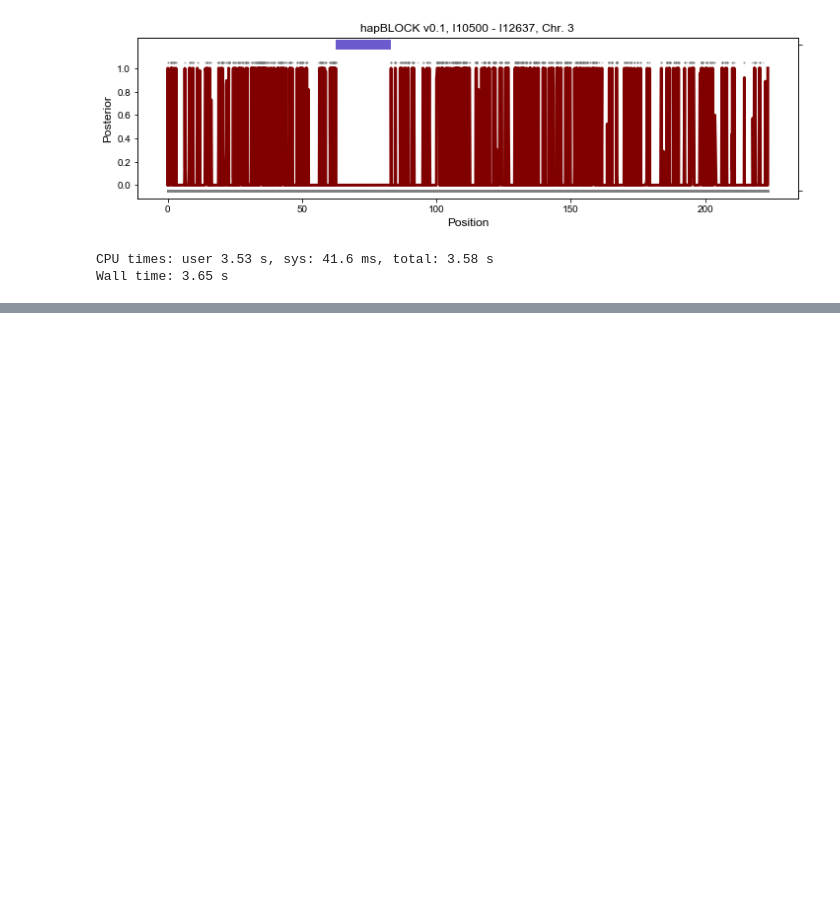
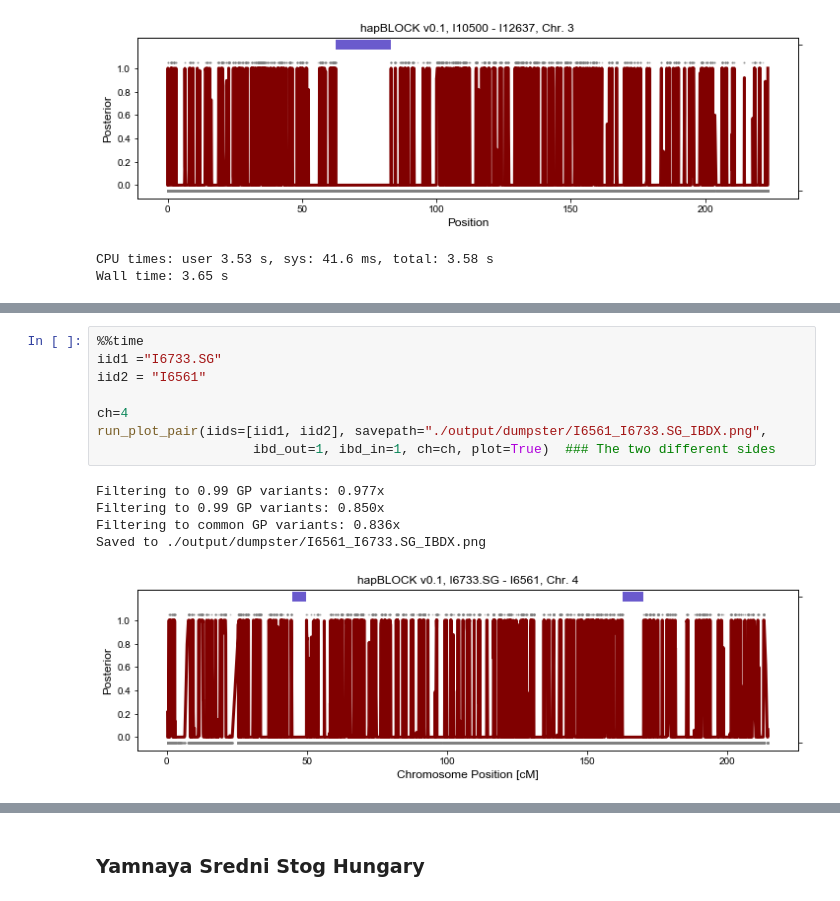
Before and after one commit to hringbauer/ancIBD, a Jupyter notebook: notebook/detect_snp_rel/ibd_analysis/run_pair_IBD.ipynb, the cells around one changed output, grey strips where cells are left out. Saved outputs shown, nothing was run; the diff lists cells and outputs as text; blank space fills up the shorter version.

```diff
--- a/notebook/detect_snp_rel/ibd_analysis/run_pair_IBD.ipynb
+++ b/notebook/detect_snp_rel/ibd_analysis/run_pair_IBD.ipynb
@@ -764,0 +828,14 @@ Wall time: 3.65 s
+# %%
+%%time
+iid1 ="I6733.SG"
+iid2 = "I6561"
+
+ch=4
+run_plot_pair(iids=[iid1, iid2], savepath="./output/dumpster/I6561_I6733.SG_IBDX.png",
+                    ibd_out=1, ibd_in=1, ch=ch, plot=True)  ### The two different sides
+# %% [output]
+Filtering to 0.99 GP variants: 0.977x
+Filtering to 0.99 GP variants: 0.850x
+Filtering to common GP variants: 0.836x
+Saved to ./output/dumpster/I6561_I6733.SG_IBDX.png
+[figure, added]
@@ -764,0 +844,2 @@ Wall time: 3.65 s
+# %% [markdown]
+### Yamnaya Sredni Stog Hungary
```
Also changed, not shown: parts of 27 cells of this notebook, 21 other files.
